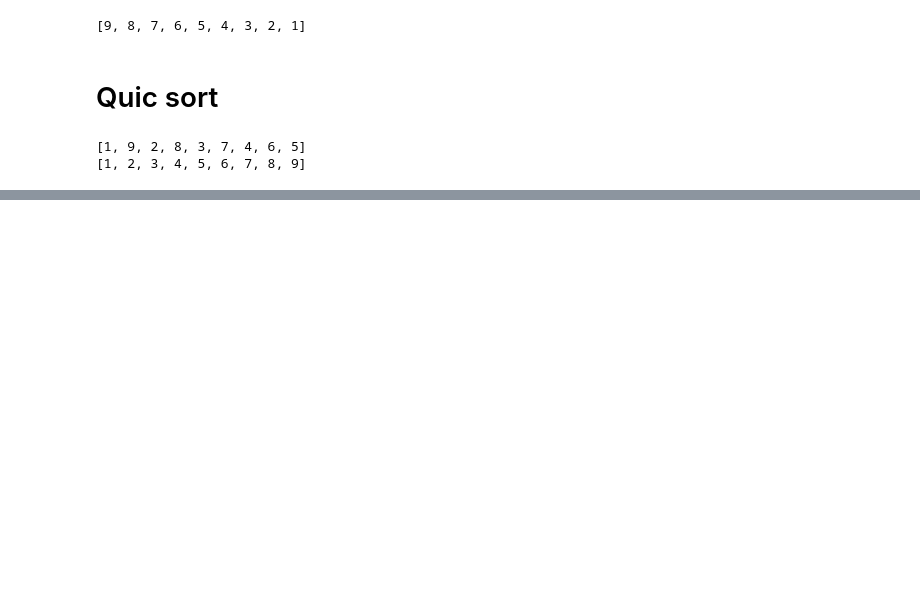
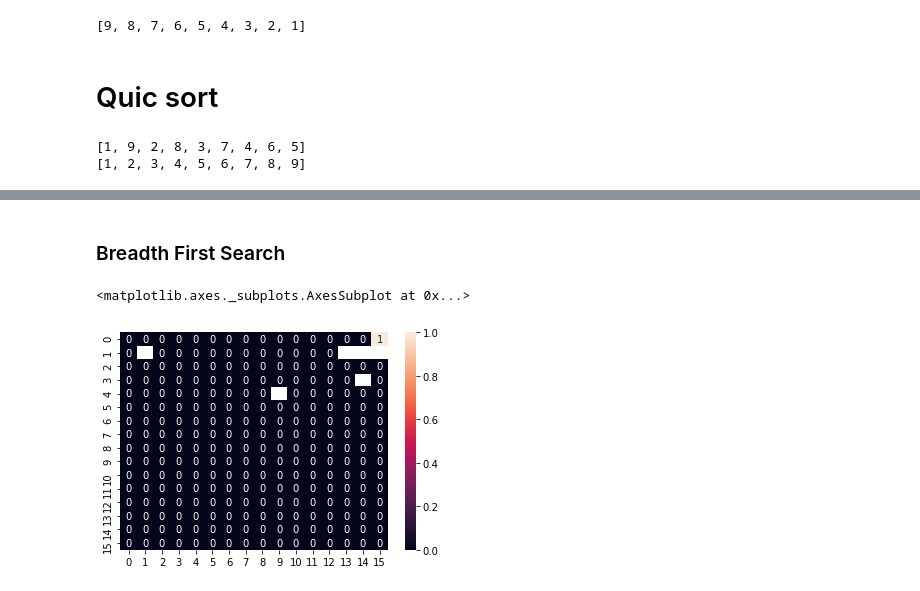
Before and after one commit to irfanhasib0/Algorithms, a Jupyter notebook: Sorting Array.ipynb, the cells around one changed output, grey strips where cells are left out. Drawn from its saved outputs; the diff is of its cells as text; code cells hidden in the pictures; blank space fills up the shorter version.

```diff
--- a/Sorting Array.ipynb
+++ b/Sorting Array.ipynb
@@ -157,26 +329,31 @@ merge
 # %%
-def fib(n):
+def fib_1(n):
     if n==0: return 0
     elif n==1: return 1
     else:
-        return fib(n-1)+ fib(n-2)
+        return fib_1(n-1)+ fib_1(n-2)
+
 def fib_2(n):
     if n==0: return 0
     elif n==1: return 1
     else:
         a=0;b=1
-        for j in range(n):
+        for j in range(n-1):
             fib=a+b
             a=b
             b=fib
     return fib
+
 def fib_3(n):
     _init_val=[0,1]
+    if n==0: return 0
+    elif n==1: return 1
     fib=0
-    for i in range(n):
+    for i in range(n-1):
         fib=_init_val[0]+_init_val[1]
         _init_val=_init_val[1:]+[fib]
     return fib
-for i in range(10):
-    print(i,fib(i),fib_2(i),fib_3(i))
+
+for i in range(0,10):
+    print('nth: ',i,'fib_1: ' ,fib_1(i),'fib_2: ',fib_2(i),'fib_3: ', fib_3(i))
 # %% [output]
@@ -192,0 +485,38 @@ for i in range(10):
+# %% [markdown]
+### Breadth First Search
+# %%
+import numpy as np
+import seaborn as sns
+from collections import deque
+from matplotlib import pyplot as plt
+import matplotlib.animation as animation
+
+
+class grid_env():
+    def __init__(self,w=16,h=12,nodes=[],goal=[]):
+        self.env=np.zeros((h,w),dtype=np.float64)
+        self.env[goal[0],goal[1]]=1
+        for [x,y] in nodes:
+            self.env[x,y]=np.nan
+    def make(self):
+        return self.env.copy()
+    def reset(self,seed=0):
+        self.env=np.zeros((h,w),dtype=np.float64)
+        self.env[goal[0],goal[1]]=1
+        np.random.seed(seed)
+        for i in range(6):
+            a=np.random.randint(h)
+            b=np.random.randint(w)
+            self.env[a,b]=np.nan
+
+w=16
+h=16
+env=np.zeros((h,w),dtype=np.float64)
+goal=[0,w-1]
+nodes=[[1,w-1],[1,w-2],[1,w-3],[3,w-2],[4,9],[1,1]]
+env=grid_env(w=w,h=h,nodes=nodes,goal=goal)
+nenv=env.make()
+sns.heatmap(nenv,annot=True)
+# %% [output]
+<matplotlib.axes._subplots.AxesSubplot at 0x...>
+[figure, added]
```
Also changed, not shown: parts of 29 cells of this notebook, 3 other files.
